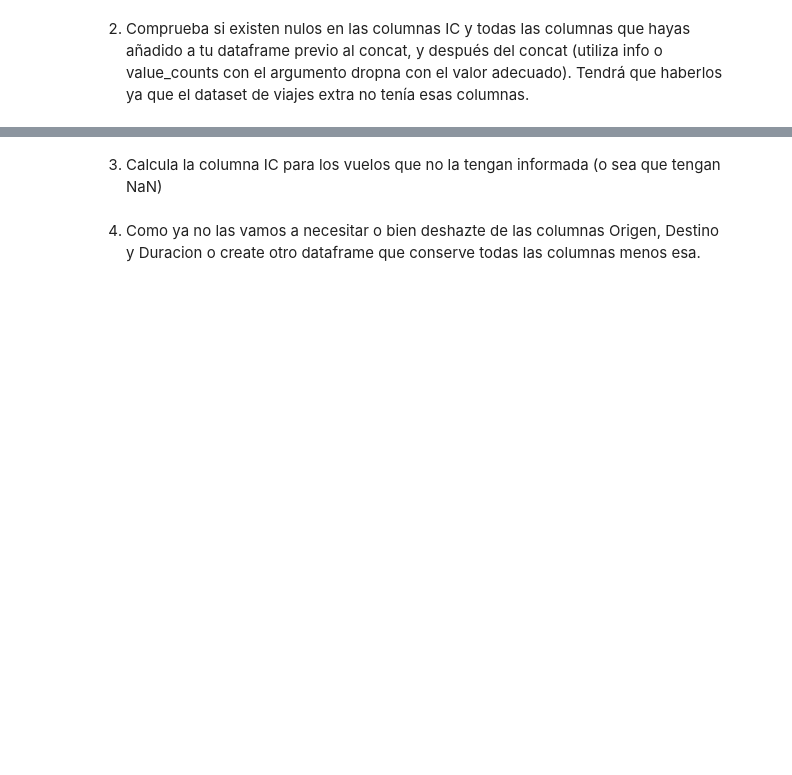
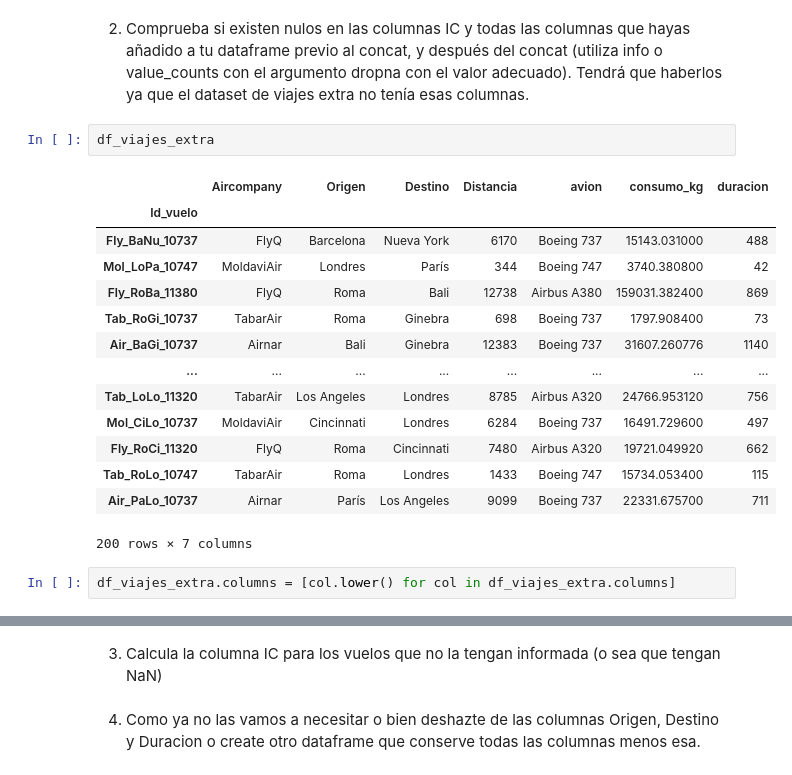
Before and after one commit to terelopdel-sketch/DS-Online-Teresa-Lopez, a Jupyter notebook: 02_Herramientas_Avanzadas/Sprint_04/Unidad_02_Pandas_II/03_Practica_Obligatoria/18_Practica_Obligatoria_Pandas_II.ipynb, the cells around one changed output, grey strips where cells are left out. Drawn from its saved outputs; the diff is of its cells as text; blank space fills up the shorter version.

```diff
--- a/02_Herramientas_Avanzadas/Sprint_04/Unidad_02_Pandas_II/03_Practica_Obligatoria/18_Practica_Obligatoria_Pandas_II.ipynb
+++ b/02_Herramientas_Avanzadas/Sprint_04/Unidad_02_Pandas_II/03_Practica_Obligatoria/18_Practica_Obligatoria_Pandas_II.ipynb
@@ -619,2 +637,21 @@ df_ingresos = pd.read_csv("./data/dataset_ingresos.csv")
 # %% [markdown]
 2. Comprueba si existen nulos en las columnas IC y todas las columnas que hayas añadido a tu dataframe previo al concat, y después del concat (utiliza info o value_counts con el argumento dropna con el valor adecuado). Tendrá que haberlos ya que el dataset de viajes extra no tenía esas columnas.
+# %%
+df_viajes_extra
+# %% [output]
+|  | Aircompany | Origen | Destino | Distancia | avion | consumo_kg | duracion |
+| Id_vuelo |  |  |  |  |  |  |  |
+| Fly_BaNu_10737 | FlyQ | Barcelona | Nueva York | 6170 | Boeing 737 | 15143.031000 | 488 |
+| Mol_LoPa_10747 | MoldaviAir | Londres | París | 344 | Boeing 747 | 3740.380800 | 42 |
+| Fly_RoBa_11380 | FlyQ | Roma | Bali | 12738 | Airbus A380 | 159031.382400 | 869 |
+| Tab_RoGi_10737 | TabarAir | Roma | Ginebra | 698 | Boeing 737 | 1797.908400 | 73 |
+| Air_BaGi_10737 | Airnar | Bali | Ginebra | 12383 | Boeing 737 | 31607.260776 | 1140 |
+| ... | ... | ... | ... | ... | ... | ... | ... |
+| Tab_LoLo_11320 | TabarAir | Los Angeles | Londres | 8785 | Airbus A320 | 24766.953120 | 756 |
+| Mol_CiLo_10737 | MoldaviAir | Cincinnati | Londres | 6284 | Boeing 737 | 16491.729600 | 497 |
+| Fly_RoCi_11320 | FlyQ | Roma | Cincinnati | 7480 | Airbus A320 | 19721.049920 | 662 |
+| Tab_RoLo_10747 | TabarAir | Roma | Londres | 1433 | Boeing 747 | 15734.053400 | 115 |
+| Air_PaLo_10737 | Airnar | París | Los Angeles | 9099 | Boeing 737 | 22331.675700 | 711 |
+200 rows × 7 columns
+# %%
+df_viajes_extra.columns = [col.lower() for col in df_viajes_extra.columns]
```
Also changed, not shown: parts of 4 cells of this notebook, 4 other files.
